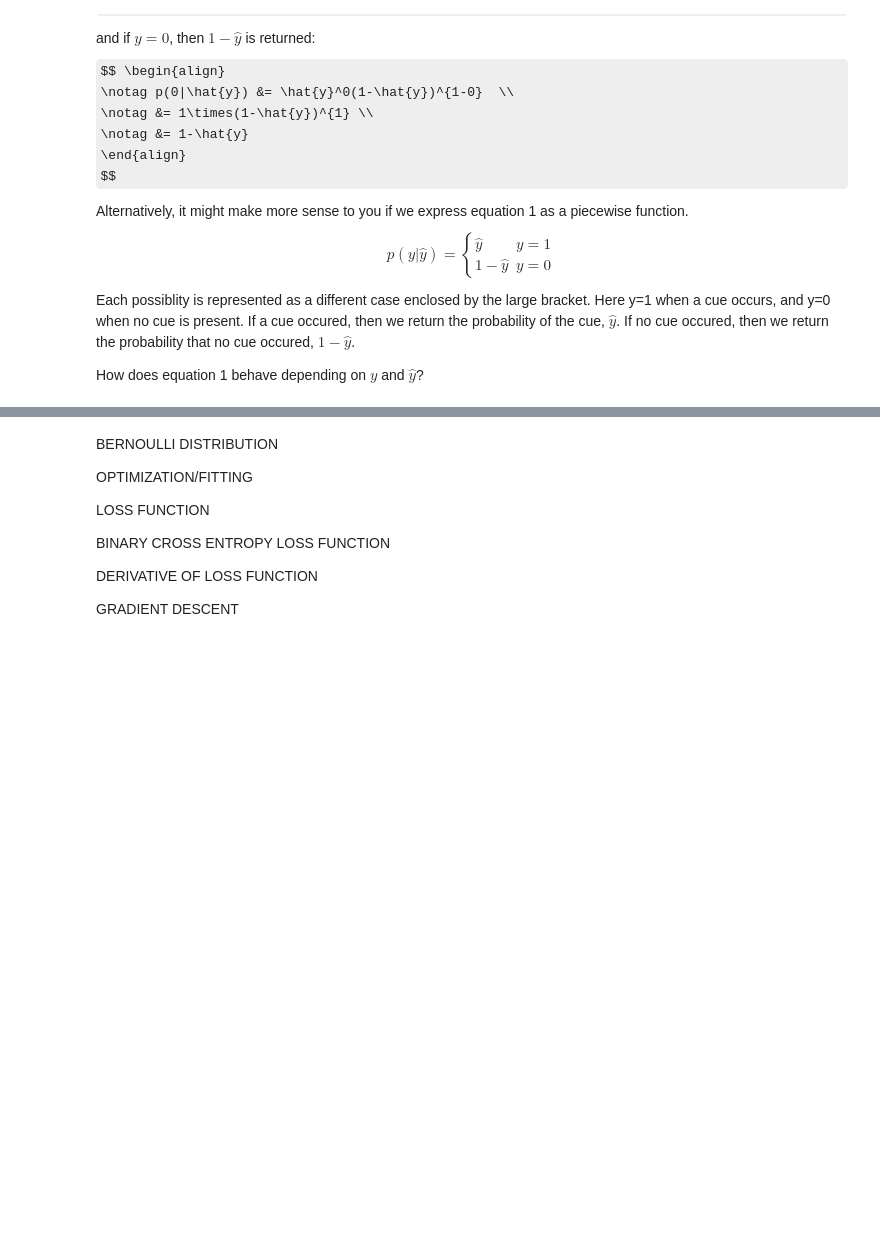
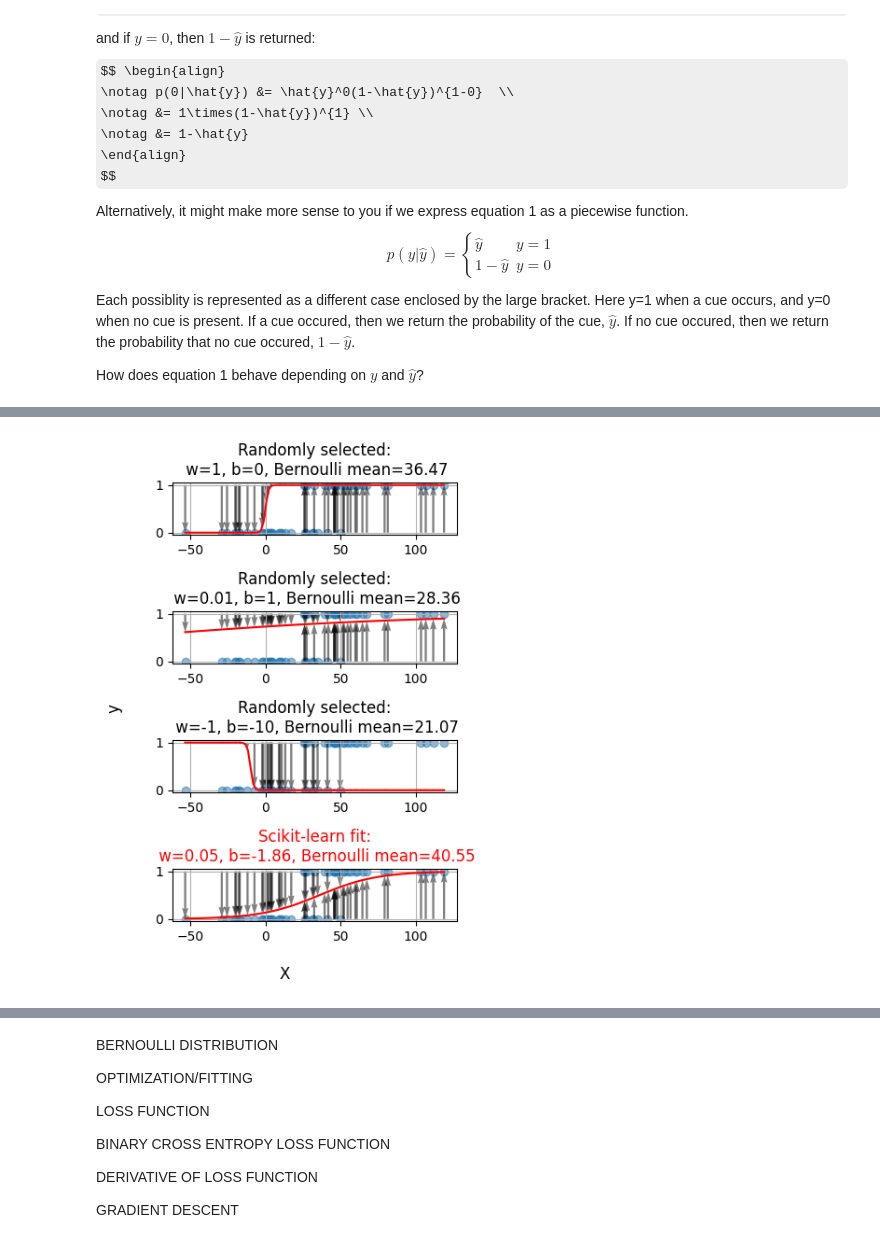
Before and after one commit to dbheadley/DecodingTheBrain, a Jupyter notebook: Week4/notes.ipynb, the cells around one changed output, grey strips where cells are left out. Cells and saved outputs as stored; diff of their text form; code cells hidden in the pictures; some formulas as TeX source; blank space fills up the shorter version.

```diff
--- a/Week4/notes.ipynb
+++ b/Week4/notes.ipynb
@@ -26,0 +27,8 @@ params['coef']
+# %%
+# get the model parameters fitted by sklearn
+w_sk = params['coef']
+b_sk = params['intercept']
+
+print('Sklearn model parameters:')
+print('w =', w_sk)
+print('b =', b_sk)
@@ -285,0 +129,31 @@ Text(0, 0.5, 'Mean sequared error')
+# %%
+# method to plot the logistic model,
+# corresponding Bernoulli distribution values for each data point,
+# and the mean of the Bernoulli distribution values
+def plot_logistic_bern(X_vals, y_vals, w, b, ax=None):
+    if ax is None:
+        fig, ax = plt.subplots()
+    ax = plot_logistic(X_vals, y_vals, w, b, ax=ax)
+
+    sign_y = np.sign(y_vals - 0.5)
+
+    bern_vals = bernoulli_dist(y_vals, logistic(X_vals.squeeze(), w, b))
+    ax.quiver(X_vals, 1-y_vals, np.zeros(y_vals.size),
+              sign_y*bern_vals, angles='xy', scale_units='xy', scale=1, alpha=0.5)
+    return ax, np.mean(bern_vals)
+
+fig, ax = plt.subplots(4,1, figsize=(4,6))
+
+_, bern_sum = plot_logistic_bern(X, y, 1, 0, ax=ax[0])
+ax[0].set_title('Randomly selected:\n w=1, b=0, Bernoulli mean={:.2f}'.format(bern_sum))
+_, bern_sum = plot_logistic_bern(X, y, 0.01, 1, ax=ax[1])
+ax[1].set_title('Randomly selected:\n w=0.01, b=1, Bernoulli mean={:.2f}'.format(bern_sum))
+_, bern_sum = plot_logistic_bern(X, y, -1, -10, ax=ax[2])
+ax[2].set_title('Randomly selected:\n w=-1, b=-10, Bernoulli mean={:.2f}'.format(bern_sum))
+_, bern_sum = plot_logistic_bern(X, y, params['coef'], params['intercept'], ax=ax[3])
+ax[3].set_title('Scikit-learn fit:\n w={:.2f}, b={:.2f}, Bernoulli mean={:.2f}'.format(w_sk, b_sk, bern_sum), color='r')
+fig.supxlabel('X')
+fig.supylabel('y')
+fig.tight_layout()
+# %% [output]
+[figure, added]
```
Also changed, not shown: parts of 54 cells of this notebook.
